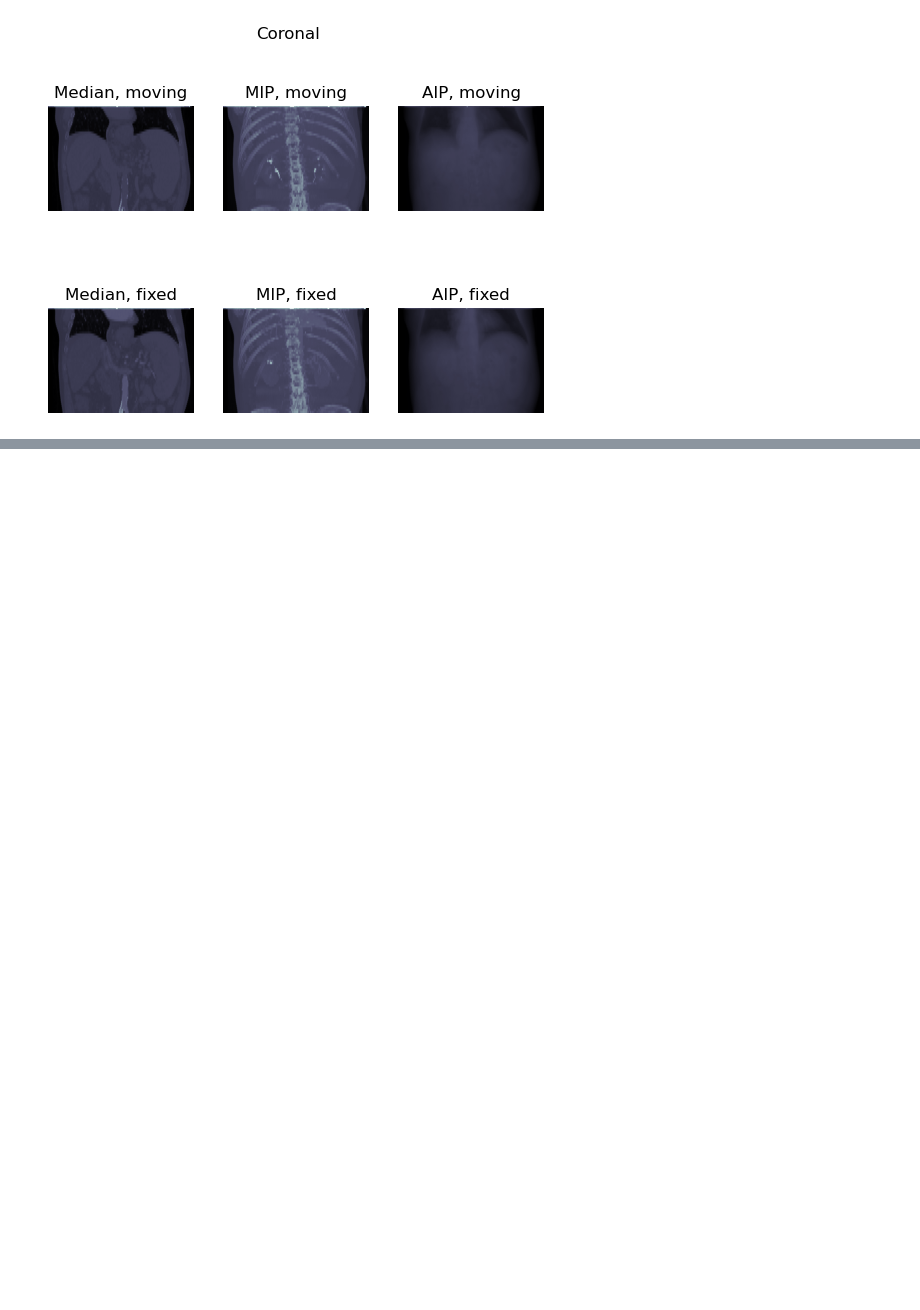
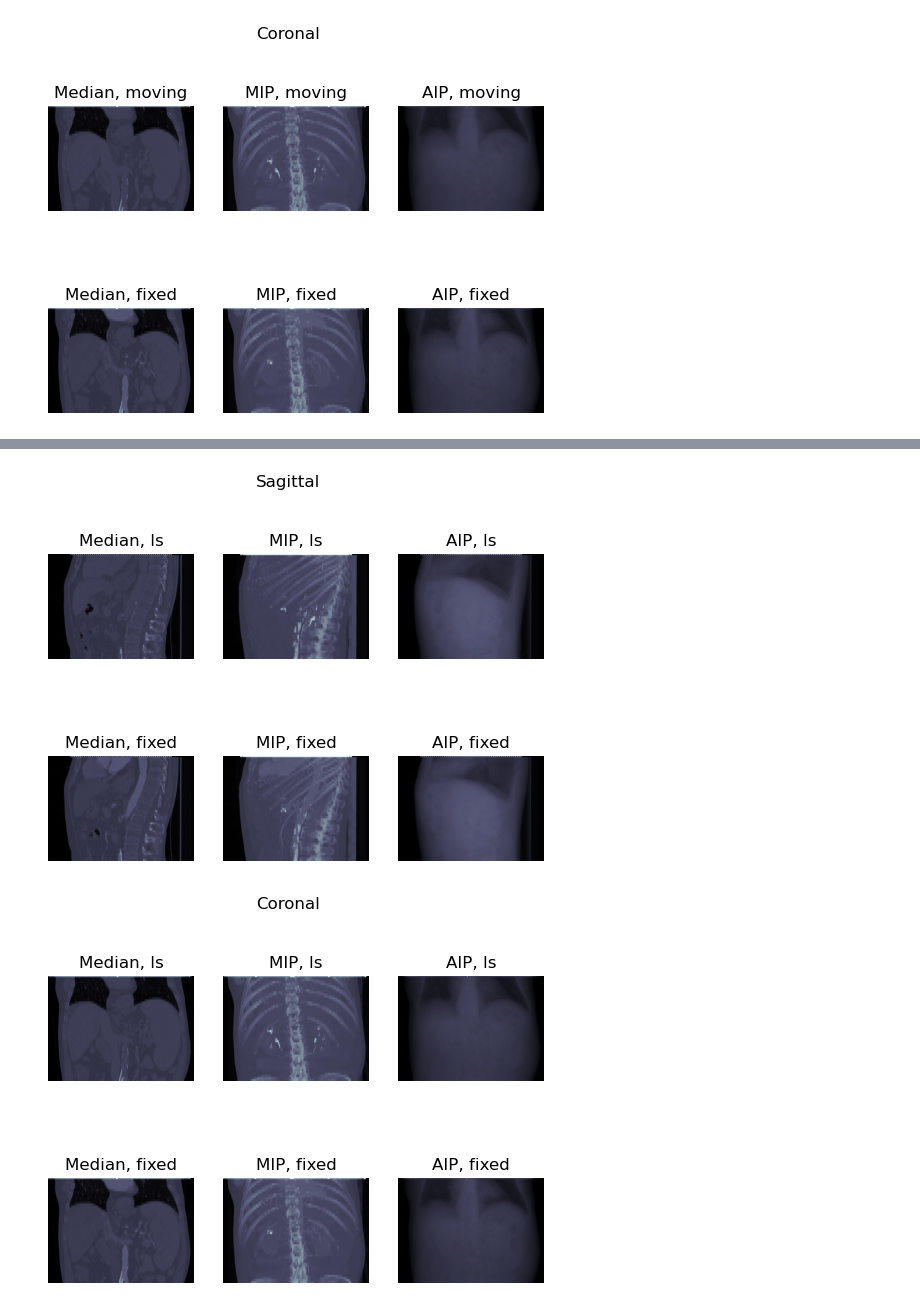
Before and after one commit to alexcega/Medical-Imaging-Final-Project, a Jupyter notebook: RadCTTACEomics_1196/point2.ipynb, the cells around one changed output, grey strips where cells are left out. Cells and saved outputs as stored; diff of their text form; code cells hidden in the pictures; blank space fills up the shorter version.

```diff
--- a/RadCTTACEomics_1196/point2.ipynb
+++ b/RadCTTACEomics_1196/point2.ipynb
@@ -216,0 +260,46 @@ ModuleNotFoundError: No module named 'SimpleITK'
+# %%
+
+
+# Show MIP/AIP/Median planes
+fig, ax = plt.subplots(2, 3)
+ax[0,0].imshow(transformed_img_ls[:, :, fixed_vol.shape[1]//2], cmap=matplotlib.colormaps['bone'], aspect=pixel_len_mm[0]/pixel_len_mm[1])
+ax[0,0].set_title('Median, ls')
+ax[0,1].imshow(np.max(transformed_img_ls, axis=2), cmap=matplotlib.colormaps['bone'], aspect=pixel_len_mm[0]/pixel_len_mm[1])
+ax[0,1].set_title('MIP, ls')
+ax[0,2].imshow(np.mean(transformed_img_ls, axis=2), cmap=matplotlib.colormaps['bone'], aspect=pixel_len_mm[0]/pixel_len_mm[1])
+ax[0,2].set_title('AIP, ls')
+
+ax[1,0].imshow(h.median_sagittal_plane(fixed_vol), cmap=matplotlib.colormaps['bone'], aspect=pixel_len_mm[0]/pixel_len_mm[1])
+ax[1,0].set_title('Median, fixed')
+ax[1,1].imshow(h.MIP_sagittal_plane(fixed_vol), cmap=matplotlib.colormaps['bone'], aspect=pixel_len_mm[0]/pixel_len_mm[1])
+ax[1,1].set_title('MIP, fixed')
+ax[1,2].imshow(h.AIP_sagittal_plane(fixed_vol), cmap=matplotlib.colormaps['bone'], aspect=pixel_len_mm[0]/pixel_len_mm[1])
+ax[1,2].set_title('AIP, fixed')
+fig.suptitle('Sagittal')
+for a in ax.flat:
+    a.axis('off')
+plt.show()
+
+
+fig, ax = plt.subplots(2, 3)
+ax[0,0].imshow(transformed_img_ls[:, fixed_vol.shape[2]//2, :], cmap=matplotlib.colormaps['bone'], aspect=pixel_len_mm[0]/pixel_len_mm[1])
+ax[0,0].set_title('Median, ls')
+ax[0,1].imshow(h.MIP_coronal_plane(transformed_img_ls), cmap=matplotlib.colormaps['bone'], aspect=pixel_len_mm[0]/pixel_len_mm[1])
+ax[0,1].set_title('MIP, ls')
+ax[0,2].imshow(h.AIP_coronal_plane(transformed_img_ls), cmap=matplotlib.colormaps['bone'], aspect=pixel_len_mm[0]/pixel_len_mm[1])
+ax[0,2].set_title('AIP, ls')
+
+ax[1,0].imshow(h.median_coronal_plane(fixed_vol), cmap=matplotlib.colormaps['bone'], aspect=pixel_len_mm[0]/pixel_len_mm[1])
+ax[1,0].set_title('Median, fixed')
+ax[1,1].imshow(h.MIP_coronal_plane(fixed_vol), cmap=matplotlib.colormaps['bone'], aspect=pixel_len_mm[0]/pixel_len_mm[1])
+ax[1,1].set_title('MIP, fixed')
+ax[1,2].imshow(h.AIP_coronal_plane(fixed_vol), cmap=matplotlib.colormaps['bone'], aspect=pixel_len_mm[0]/pixel_len_mm[1])
+ax[1,2].set_title('AIP, fixed')
+fig.suptitle('Coronal')
+
+for a in ax.flat:
+    a.axis('off')
+plt.show()
+# %% [output]
+[figure, added]
+[figure, added]
```
Also changed, not shown: parts of 20 cells of this notebook, 4 other files.
